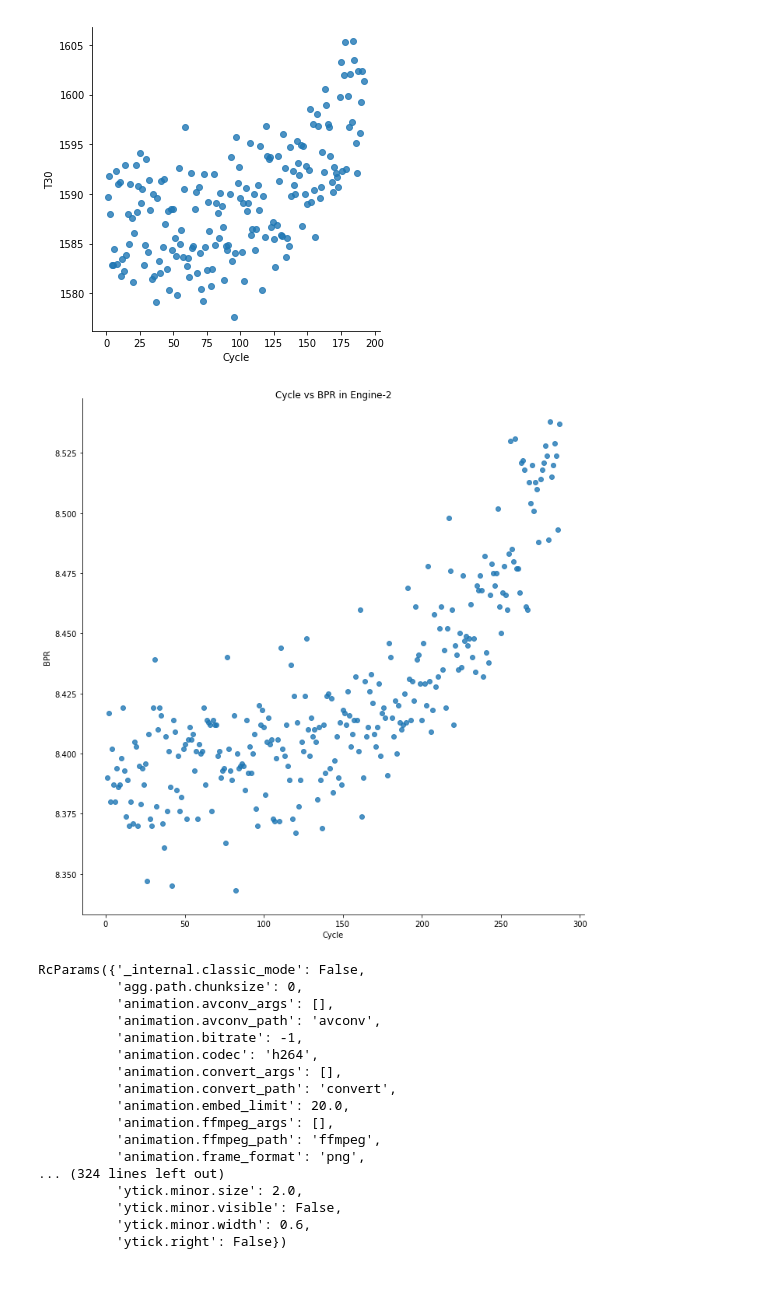
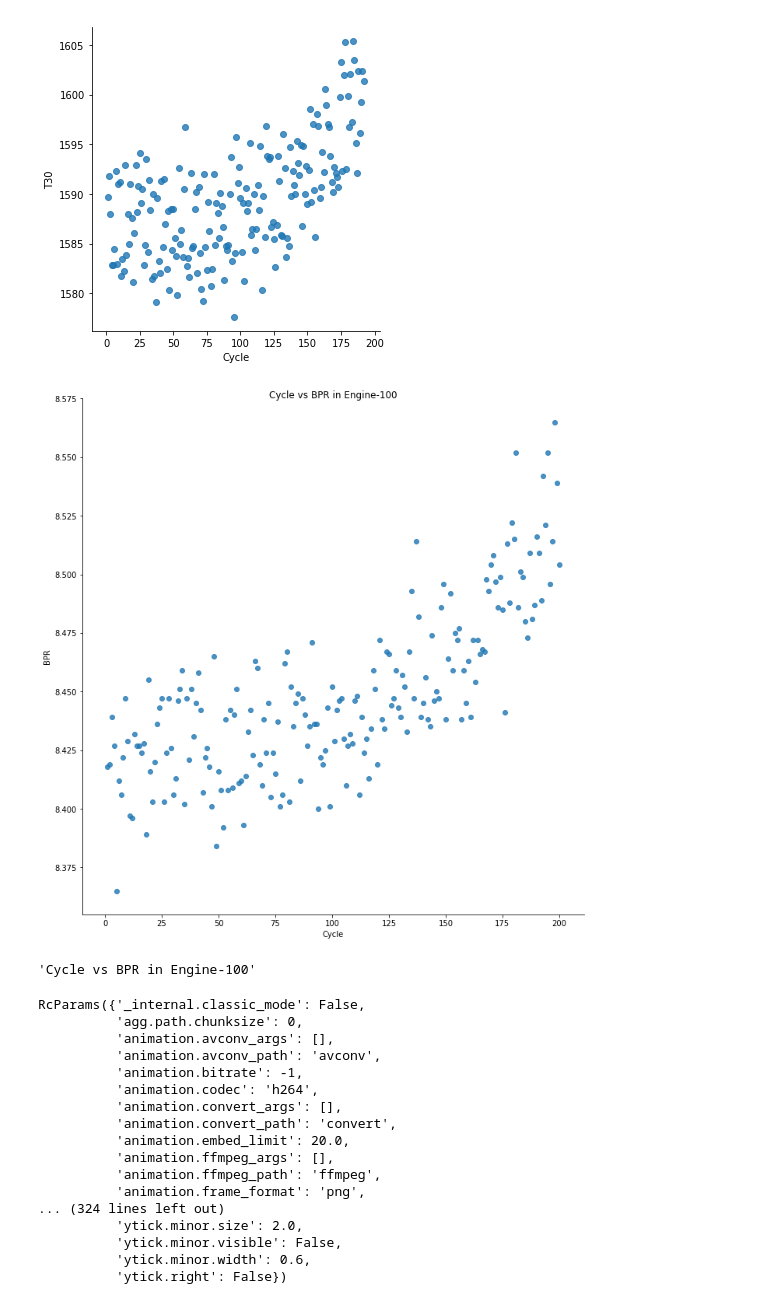
Before and after one commit to syahrulhamdani/pdm-aircraft-engine, a Jupyter notebook: notebooks/2-sh-visualizations.ipynb, the cells around one changed output. Saved outputs shown, nothing was run; the diff lists cells and outputs as text; code cells hidden in the pictures.

Commit message:
notes on saving figure

```diff
--- a/notebooks/2-sh-visualizations.ipynb
+++ b/notebooks/2-sh-visualizations.ipynb
@@ -52,16 +52,24 @@ def cycle_plot(data, engine_id, col, row=None, saveplot=None):
         x = row
         filename
     dataengine = data.loc[data['EngineID']==engine_id]
-    sns.lmplot(x=x, y=col, data=dataengine, fit_reg=False, size=10)
+    ax = sns.lmplot(x=x, y=col, data=dataengine, fit_reg=False, height=10)
     plt.title(f'Cycle vs {col} in Engine-{engine_id}', pad=0.6)
-    plt.savefig(f'./src/visualization/{filename}', format='png')
+    plt.show()
+
+    return ax
+    # plt.savefig(f'./src/visualization/{filename}', format='png')
     # define ax = plt.figure(figsize=10)
     # then return ax -> so that it can be saved in different function
     # in ``save_plot`` function
-# %%
-cycle_plot(trainset, 2, 'BPR')
-# %% [output]
-[figure, removed]
+# %%
+ax = cycle_plot(trainset, 100, 'BPR')
+# %% [output]
+[figure, added]
+# %%
+titlefig = ax.ax.title.get_text()
+ax.savefig()
+# %% [output]
+'Cycle vs BPR in Engine-100'
 # %%
 plt.rcParams
 # %% [output]
```
